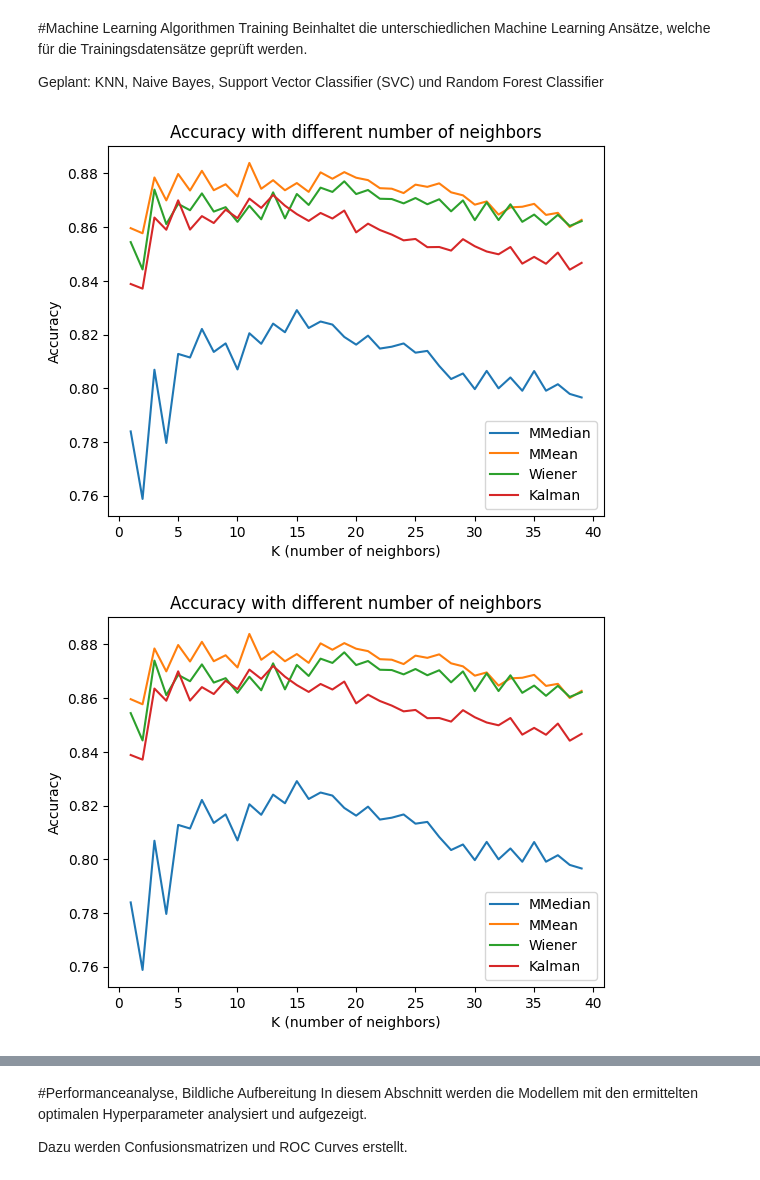
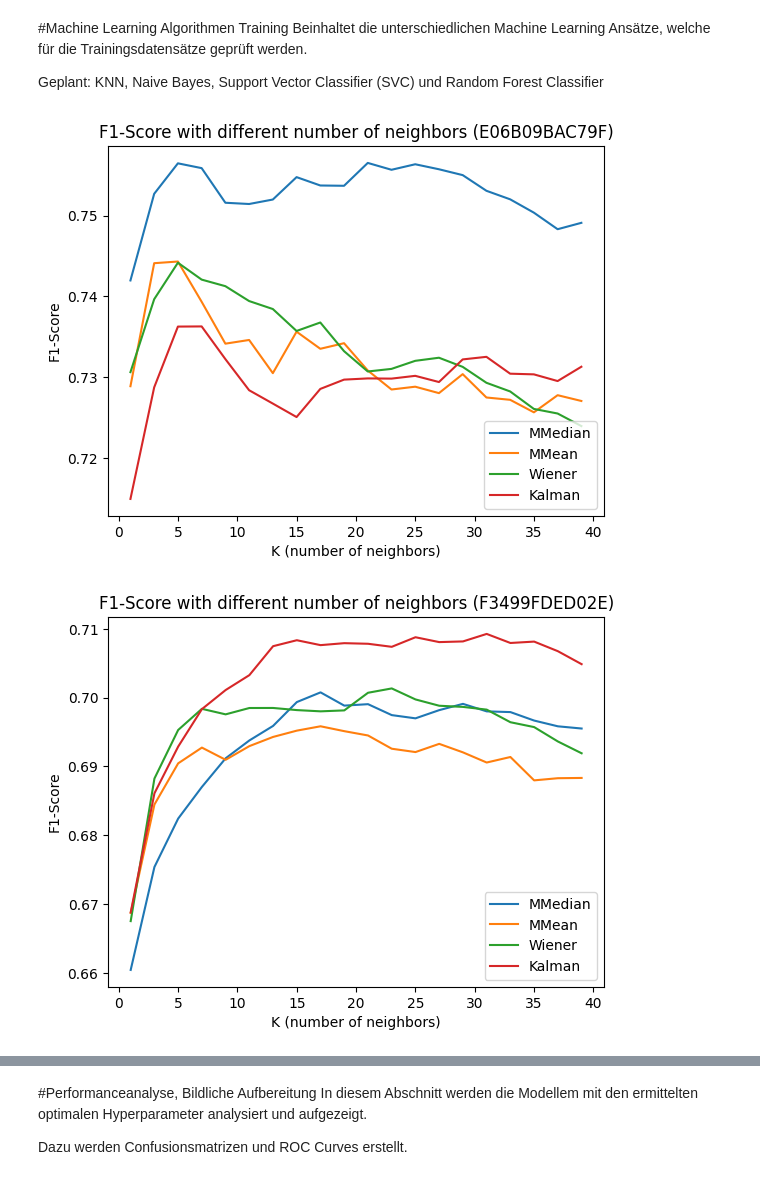
Before and after one commit to wagneced/IndoorTrackingML, a Jupyter notebook: IndoorTrackingML.ipynb, the cells around one changed output, grey strips where cells are left out. Saved outputs shown, nothing was run; the diff lists cells and outputs as text; code cells hidden in the pictures.

Commit message:
Model adaptation and extended documentation

```diff
--- a/IndoorTrackingML.ipynb
+++ b/IndoorTrackingML.ipynb
@@ -404,7 +401,12 @@ In diesem Abschnitt werden aus den bestehenden Daten Features generiert. Dies so
 Dabei werden verschiedene Anzahlen an zusätzlichen Features ausgetestet.
 # %%
 #Defines amount of additional feature values
-enlargement_size = 5
+#IMPORTANT 6 should be used as upper limit or otherwise with the current
+#dataset for training the number of datapoints has to be reduced
+#Problem is, that knn distance calculation gets to complex, requires to much computing
+#power (speifically RAM) which can lead to crash of the virtual google colab environmenet or
+#index out of bound messages which lead to model performances of NAN as calculation gets aborted
+enlargement_size = 6
 
 #Predefines names and generates the column lists of new features
 additonalCols = []
@@ -427,16 +429,17 @@ for key in masterDict.keys():
     lowerBoundry = enlargement_size
     upperBoundry = len(tempDf)
 
-
+    #Loops through whole dataset to add features
     for currentPosIndex in range(lowerBoundry,upperBoundry):
       refTimestamp = tempDf.iloc[currentPosIndex].timestamp
       refInRoom = tempDf.iloc[currentPosIndex].InRoom
 
-      #Selects the n previous df entries before the current df entry
+      #Selects the n (enlargement_size) previous df entries before the current df entry
       dfSection = tempDf.iloc[(currentPosIndex-enlargement_size):currentPosIndex]
 
       #If Label InRoom is NOT the same it should lead to a sum of more than 0
       #in this case current iteration is skipped as it can not be used for training
+      #Training should just contain previous data of the same label value
       if sum(dfSection.InRoom != refInRoom) > 0:
         continue
 
@@ -484,55 +487,63 @@ Geplant: KNN, Naive Bayes, Support Vector Classifier (SVC) und Random Forest Cla
 # %%
 #Set answer to every question as random state (as it is a number used for randomization)
 random_state=42
+dict_best_accuaracy = dict.fromkeys(masterDict.keys(), [])
 # %%
+model = 'knn'
+
 for gateway in masterDict.keys():
   #Loads limited amount of data due to errors (Session break downs and nan scoring values)
-  df = masterDict.get(gateway).get('extended_data').head(2000)
+  #Required if additional feature extends 6
+  df = masterDict.get(gateway).get('extended_data')#.sample(20000,random_state=random_state)
 
   #Generates dictionary dependent on other dictionary so that is expanded automatically if filter is added
   dict_accuaracy = dict.fromkeys(dict_filter_distance_columns.keys(), [])
-  optimized_knn_model = dict.fromkeys(dict_filter_distance_columns.keys(), [])
+  dict_best_accuaracy[gateway][model] = dict.fromkeys(dict_filter_distance_columns.keys(), [])
   k = []
 
   #Exclude Raw data as it leads to index out of bounds for knn algorithm
+  #Has also lead to complet overload of the environement leading to a crash
+  #of virual environement of google colab
   dict_accuaracy.pop('Raw', None)
-  optimized_knn_model.pop('Raw', None)
+  dict_best_accuaracy[gateway][model].pop('Raw', None)
 
   #Check different number of neighbors
-  for n_neighbors in range(1, 40):
+  for n_neighbors in range(1, 40, 2):
     #Use a nearest neighbor classifier to evaluate the methods
     knn = KNeighborsClassifier(n_neighbors=n_neighbors)
 
     k.append(n_neighbors)
 
     for filter in dict_accuaracy.keys():
       prefix = str(dict_filter_distance_columns.get(filter))
       columnSelection = [col for col in df if (col.startswith(prefix) or col.startswith('timediff'))]
 
       X = df.loc[:,columnSelection]
       Y = df.InRoom
 
+      #Ensures that folds are shuffled to prevent overfitting
       kfold = KFold(n_splits=5, random_state=random_state, shuffle=True)
 
+      #Calculates cross validation score
       crossv_results = cross_val_score(knn, X, Y, cv=kfold, scoring='f1')
-      crossv_results = crossv_results[np.isfinite(crossv_results)]
 
-      #Append entry to list
+      #Append score to list categorised by filter for easy plotting
       dict_accuaracy[filter] = dict_accuaracy[filter] + [crossv_results.mean()]
 
-      if (len(optimized_knn_model[filter])==0) or (optimized_knn_model[filter]["best_score_"] < [crossv_results.mean()]) :
-        optimized_knn_model[filter] = {"best_score_": [crossv_results.mean()],
+      #Checks if the current k for the knn model with the given data (provided by a certain gateway and applied filter) is better than the previous model performance
+      #if this is the case the current settings overwrite the previous settings
+      if (len(dict_best_accuaracy[gateway][model][filter])==0) or (dict_best_accuaracy[gateway][model][filter]["best_score_"] < [crossv_results.mean()]) :
+        dict_best_accuaracy[gateway][model][filter] = {"best_score_": [crossv_results.mean()],
                                     "best_params_": {"n_neighbors": n_neighbors}}
-
-  masterDict[gateway]['knn'] = optimized_knn_model
-
+  #Used for ploting a graph which shows the performance of the models
+  #depending on number of neighbors with the given training / test data
   for key in dict_accuaracy.keys():
     plt.plot(k, dict_accuaracy[key])
-  plt.ylabel("Accuracy")
+  plt.ylabel("F1-Score")
   plt.xlabel("K (number of neighbors)")
   plt.legend(dict_accuaracy.keys(), loc='lower right')
-  plt.title("Accuracy with different number of neighbors")
+  plt.title("F1-Score with different number of neighbors ("+str(gateway)+")")
   plt.show()
 # %% [output]
-[figure, old version]
+[figure, new version]
-[figure, old version]
+[figure, new version]
```
Also changed, not shown: parts of 9 cells of this notebook.
